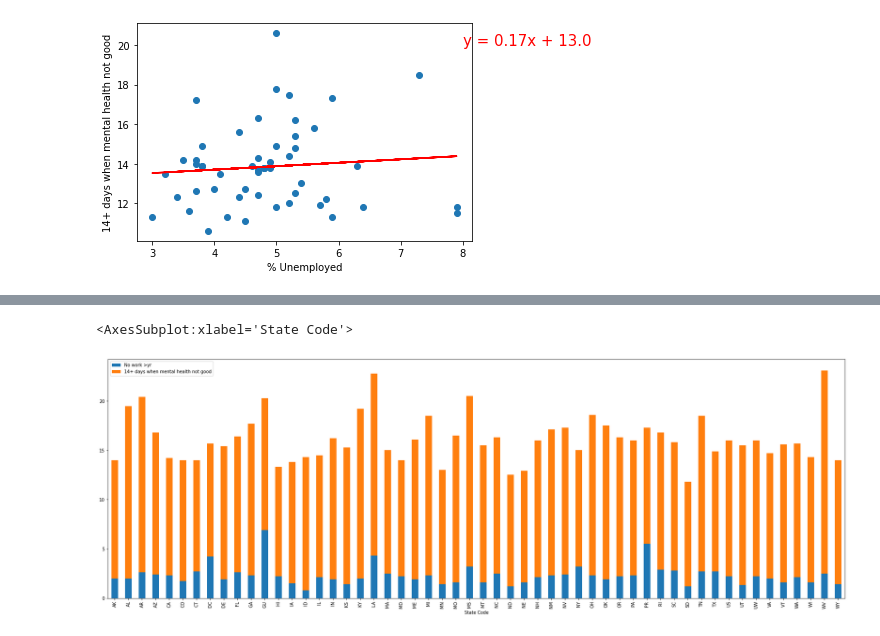
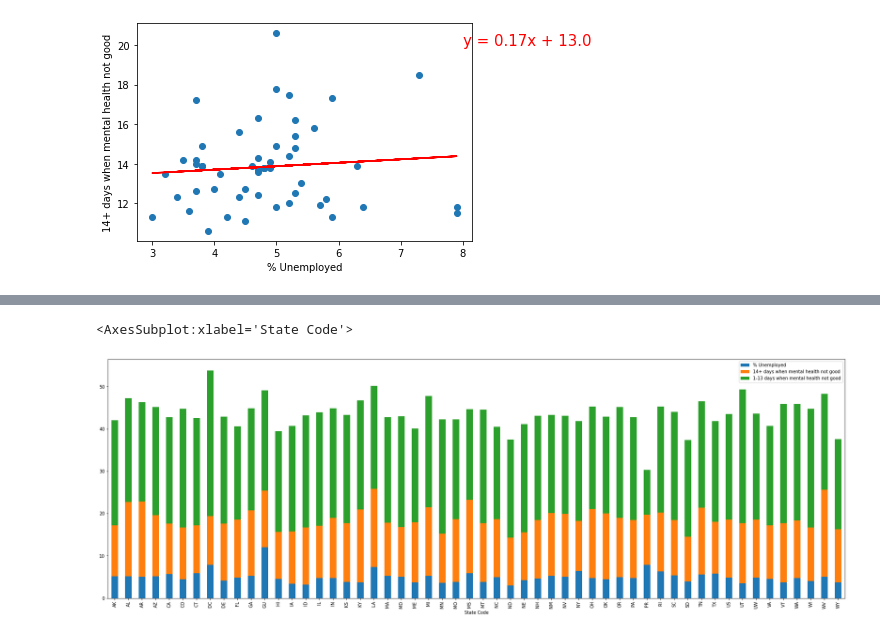
Before and after one commit to hehill/Project1_Team3, a Jupyter notebook: data_visulization.ipynb, the cells around one changed output, grey strips where cells are left out. Cells and saved outputs as stored; diff of their text form; code cells hidden in the pictures.

```diff
--- a/data_visulization.ipynb
+++ b/data_visulization.ipynb
@@ -270,0 +257,10 @@ combine.head()
+# %%
+percent_unemployed = data_cleaning_df.groupby('State Code')
+count = percent_unemployed["% Unemployed"].sum()
+over_14day_group = data_cleaning_df.groupby('State Code')
+counts = over_14day_group["14+ days when mental health not good"].sum()
+less_14day_group = data_cleaning_df.groupby('State Code')
+counts2 = less_14day_group["1-13 days when mental health not good"].sum()
+combine = pd.merge(count, counts, on='State Code')
+combine2=pd.merge(combine,counts2,on='State Code')
+combine2.head()
@@ -271,5 +286,5 @@ combine.head()
 # %%
-combine.plot(kind='bar', stacked=True, figsize=[30,10] )
+combine2.plot(kind='bar', stacked=True, figsize=[30,10] )
 # %% [output]
 <AxesSubplot:xlabel='State Code'>
-[figure, old version]
+[figure, new version]
```
Also changed, not shown: parts of 8 cells of this notebook.
